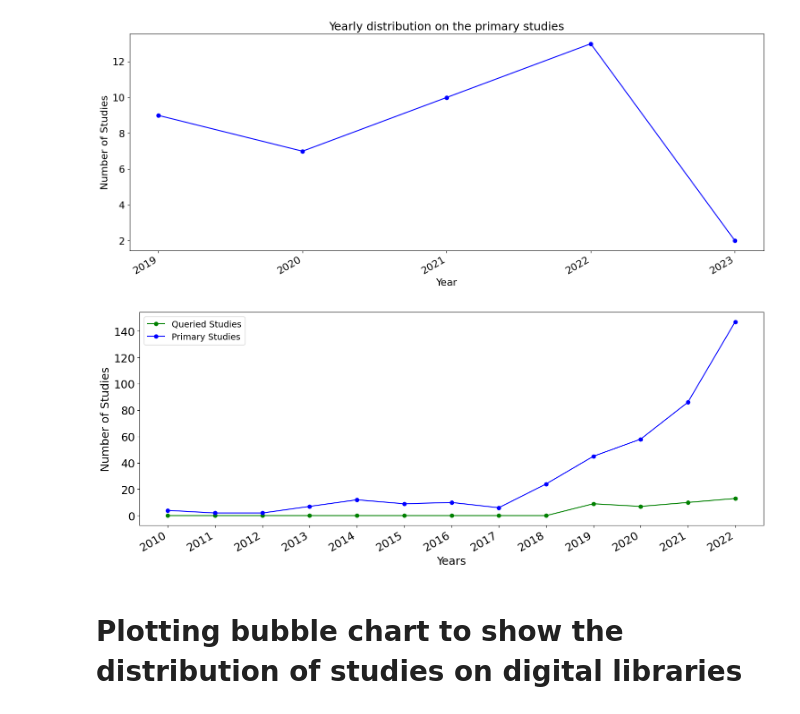
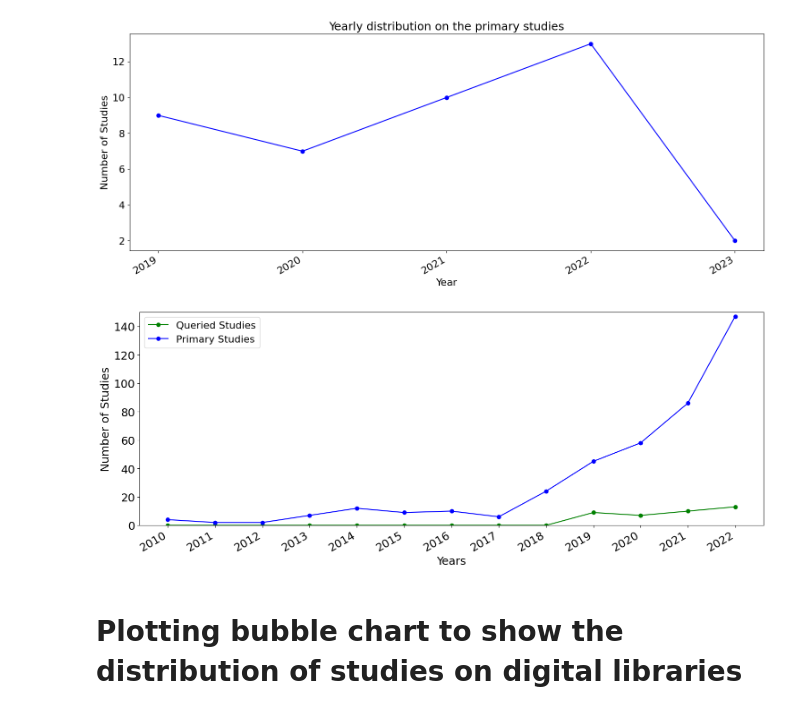
Before and after one commit to mesfinassres/Research, a Jupyter notebook: data-analysis.ipynb, the cells around one changed output. Saved outputs shown, nothing was run; the diff lists cells and outputs as text; code cells hidden in the pictures.

Commit message:
applied ylim

```diff
--- a/data-analysis.ipynb
+++ b/data-analysis.ipynb
@@ -91,6 +91,7 @@ plot_line(df_primary['Pub. Year'],
 # %% [output]
 [figure]
 # %%
+
 def fill_empty(y1, y2):
     """ fill 0 values if the year does not have any studies """
     new_dict = {}
@@ -118,36 +119,39 @@ def plot_2lines(col1, col2, xlabel, ylabel, title, save_file):
     plt.xticks(y_pos, x)
     plt.xlabel(xlabel)
     plt.ylabel(ylabel)
+
     GRAPHTITLE_SIZE = 20
     GRAPHTEXT_SIZE = 18
     # plt.title(title, fontsize=GRAPHTITLE_SIZE)
     plt.legend(['Queried Studies', 'Primary Studies'], loc='upper left')
     ax.xaxis_date()
     fig.autofmt_xdate()
+    ax.set(ylim=(0, 150))
+
     for item in ([ax.xaxis.label, ax.yaxis.label] +
                 ax.get_xticklabels() + ax.get_yticklabels()):
         item.set_fontsize(GRAPHTEXT_SIZE)
     plt.savefig(save_file)
     plt.show()
 
 # ax.set(xlabel='Year', ylabel='Number of Studies', title='Distribution of the Queried Studies by Year')
 # fig.savefig('result/yearly-distri-all.pdf')
 # fig.show()
 
 # col1 = df.columns[1]
 # print(col1)
 df = df[df['Pub. Year']!=2023] # ignore the 2023 year to maitain increasing trend
 df_primary = df_primary[df_primary['Pub. Year']!=2023] # ignore the 2023 year to maitain increasing trend
 
 plot_2lines(df['Pub. Year'], df_primary['Pub. Year'], 'Years', 'Number of Studies', 'Yearly distribution on the queried studies by year', 'result/yearly-distri-all.pdf')
 # plot_line(df_primary['Pub. Year'],
 #          xlabel='Year',
 #          ylabel='Number of Studies',
 #          title='Yearly distribution on the primary studies',
 #          save_file='result/yearly-distri-primary.pdf'
 #          )
 # %% [output]
-[figure, old version]
+[figure, new version]
 # %%
 def save_primary(df_primary, df):
     """ add index row to the primary data sheet from the original dataset,
```
Also changed, not shown: 1 other file.
